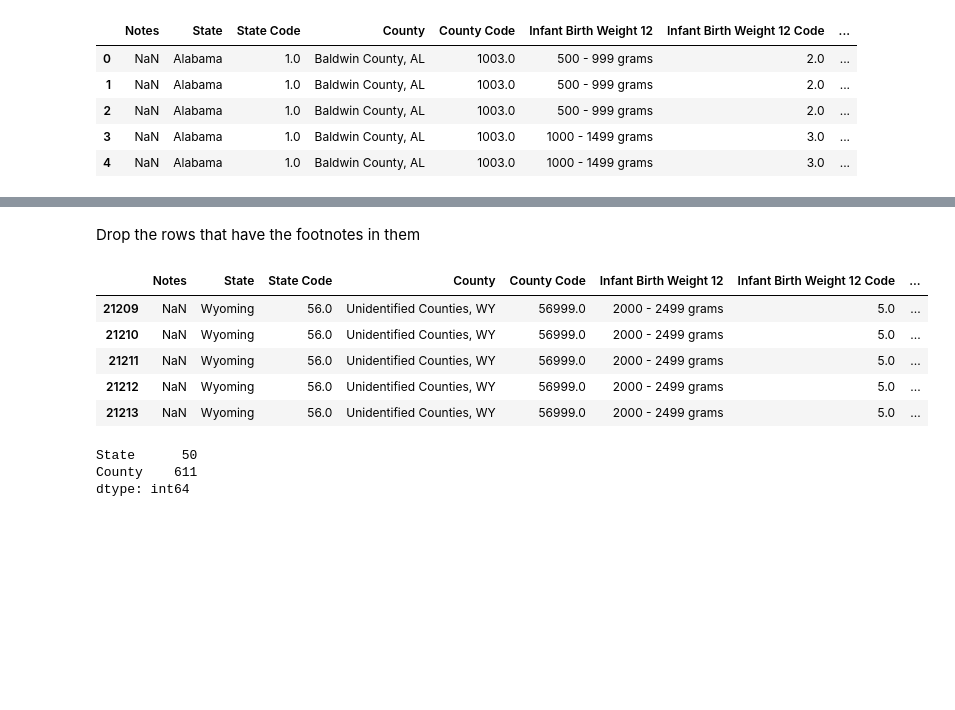
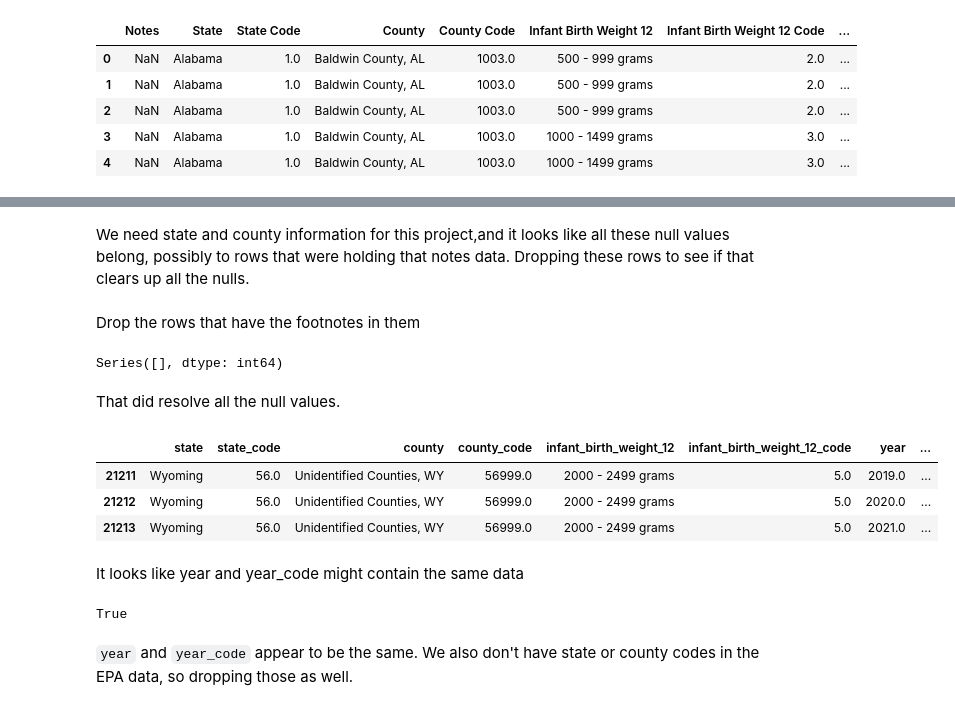
Before and after one commit to wdegraw93/low_birth_weight_vs_aqi_study, a Jupyter notebook: matt.ipynb, the cells around one changed output, grey strips where cells are left out. Cells and saved outputs as stored; diff of their text form; code cells hidden in the pictures; blank space fills up the shorter version.

```diff
--- a/matt.ipynb
+++ b/matt.ipynb
@@ -164,0 +179,2 @@ cdc.head()
+# %%
+cdc.columns = [col.lower().replace(' ', '_') for col in cdc.columns]
@@ -164,0 +183,3 @@ cdc.head()
+# %%
+cdc.rename(columns={'%_of_total_births': 'pct_tot_births'
+                   }, inplace=True)
@@ -164,0 +202,2 @@ cdc.head()
+# %%
+cdc.drop(['notes'], axis=1, inplace=True)
@@ -165,19 +230,27 @@ cdc.head()
+# %% [markdown]
+We need state and county information for this project,and it looks like all these null values belong, possibly to rows that were holding that notes data.  Dropping these rows to see if that clears up all the nulls.
 # %% [markdown]
 Drop the rows that have the footnotes in them
 # %%
-cdc.drop(cdc[cdc['State'].isnull()].index, inplace=True)
+cdc.dropna(subset=['state'], inplace=True)
+# %%
+cdc.isna().sum()[cdc.isna().sum() > 0]
+# %% [output]
+Series([], dtype: int64)
+# %% [markdown]
+That did resolve all the null values.
 # %%
-cdc.tail()
+cdc.tail(3)
 # %% [output]
-|  | Notes | State | State Code | County | County Code | Infant Birth Weight 12 | Infant Birth Weight 12 Code | ... |
-| 21209 | NaN | Wyoming | 56.0 | Unidentified Counties, WY | 56999.0 | 2000 - 2499 grams | 5.0 | ... |
-| 21210 | NaN | Wyoming | 56.0 | Unidentified Counties, WY | 56999.0 | 2000 - 2499 grams | 5.0 | ... |
-| 21211 | NaN | Wyoming | 56.0 | Unidentified Counties, WY | 56999.0 | 2000 - 2499 grams | 5.0 | ... |
-| 21212 | NaN | Wyoming | 56.0 | Unidentified Counties, WY | 56999.0 | 2000 - 2499 grams | 5.0 | ... |
-| 21213 | NaN | Wyoming | 56.0 | Unidentified Counties, WY | 56999.0 | 2000 - 2499 grams | 5.0 | ... |
+|  | state | state_code | county | county_code | infant_birth_weight_12 | infant_birth_weight_12_code | year | ... |
+| 21211 | Wyoming | 56.0 | Unidentified Counties, WY | 56999.0 | 2000 - 2499 grams | 5.0 | 2019.0 | ... |
+| 21212 | Wyoming | 56.0 | Unidentified Counties, WY | 56999.0 | 2000 - 2499 grams | 5.0 | 2020.0 | ... |
+| 21213 | Wyoming | 56.0 | Unidentified Counties, WY | 56999.0 | 2000 - 2499 grams | 5.0 | 2021.0 | ... |
-# %%
-cdc[['State', 'County']].nunique()
-# %% [output]
-State      50
-County    611
-dtype: int64
+# %% [markdown]
+It looks like year and year_code might contain the same data
+# %%
+(cdc['year'] == cdc['year_code']).sum() == cdc.shape[0]
+# %% [output]
+True
+# %% [markdown]
+`year` and `year_code` appear to be the same.  We also don't have state or county codes in the EPA data, so dropping those as well.
```
Also changed, not shown: parts of 47 cells of this notebook.
